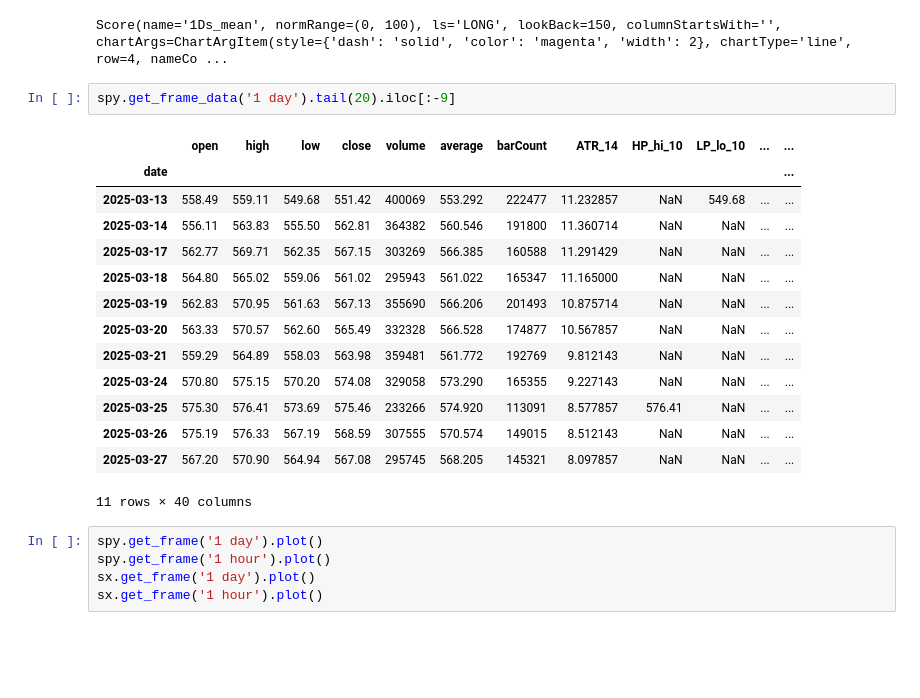
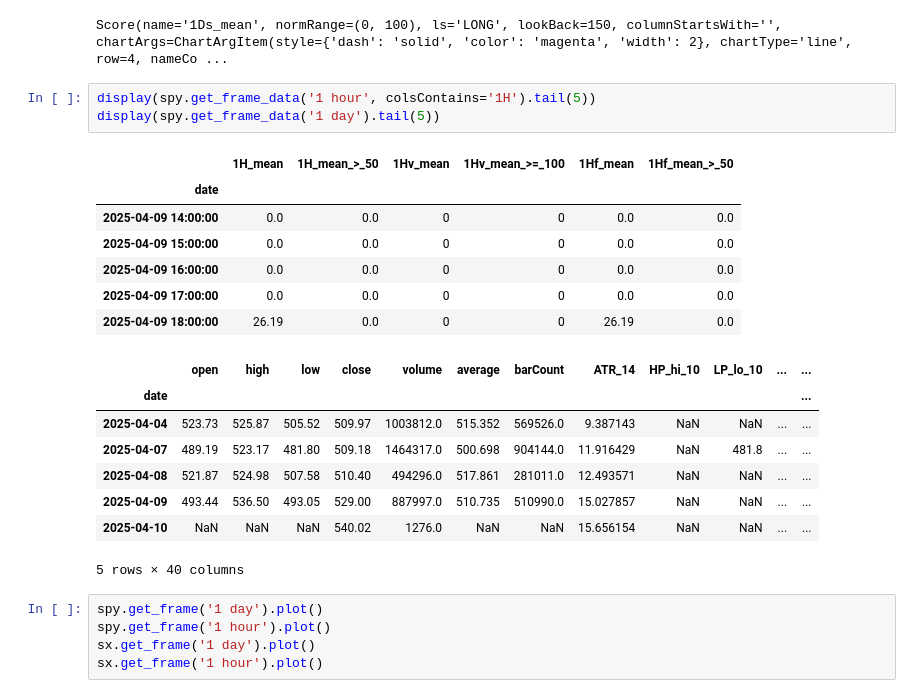
Before and after one commit to Design-01/stockbot_4, a Jupyter notebook: TEST_StockX.ipynb, the cells around one changed output. Cells and saved outputs as stored; diff of their text form; blank space fills up the shorter version.

```diff
--- a/TEST_StockX.ipynb
+++ b/TEST_StockX.ipynb
@@ -141,23 +134,25 @@ spy.get_frame('1 day').taPresets.__dict__
 spy.get_frame('1 day').taPresets.s_1D
 # %% [output]
 Score(name='1Ds_mean', normRange=(0, 100), ls='LONG', lookBack=150, columnStartsWith='', chartArgs=ChartArgItem(style={'dash': 'solid', 'color': 'magenta', 'width': 2}, chartType='line', row=4, nameCo ...
-# %%
-spy.get_frame_data('1 day').tail(20).iloc[:-9]
-# %% [output]
-|  | open | high | low | close | volume | average | barCount | ATR_14 | HP_hi_10 | LP_lo_10 | ... | ... |
-| date |  |  |  |  |  |  |  |  |  |  |  | ... |
-| 2025-03-13 | 558.49 | 559.11 | 549.68 | 551.42 | 400069 | 553.292 | 222477 | 11.232857 | NaN | 549.68 | ... | ... |
-| 2025-03-14 | 556.11 | 563.83 | 555.50 | 562.81 | 364382 | 560.546 | 191800 | 11.360714 | NaN | NaN | ... | ... |
-| 2025-03-17 | 562.77 | 569.71 | 562.35 | 567.15 | 303269 | 566.385 | 160588 | 11.291429 | NaN | NaN | ... | ... |
-| 2025-03-18 | 564.80 | 565.02 | 559.06 | 561.02 | 295943 | 561.022 | 165347 | 11.165000 | NaN | NaN | ... | ... |
-| 2025-03-19 | 562.83 | 570.95 | 561.63 | 567.13 | 355690 | 566.206 | 201493 | 10.875714 | NaN | NaN | ... | ... |
-| 2025-03-20 | 563.33 | 570.57 | 562.60 | 565.49 | 332328 | 566.528 | 174877 | 10.567857 | NaN | NaN | ... | ... |
-| 2025-03-21 | 559.29 | 564.89 | 558.03 | 563.98 | 359481 | 561.772 | 192769 | 9.812143 | NaN | NaN | ... | ... |
-| 2025-03-24 | 570.80 | 575.15 | 570.20 | 574.08 | 329058 | 573.290 | 165355 | 9.227143 | NaN | NaN | ... | ... |
-| 2025-03-25 | 575.30 | 576.41 | 573.69 | 575.46 | 233266 | 574.920 | 113091 | 8.577857 | 576.41 | NaN | ... | ... |
-| 2025-03-26 | 575.19 | 576.33 | 567.19 | 568.59 | 307555 | 570.574 | 149015 | 8.512143 | NaN | NaN | ... | ... |
-| 2025-03-27 | 567.20 | 570.90 | 564.94 | 567.08 | 295745 | 568.205 | 145321 | 8.097857 | NaN | NaN | ... | ... |
-11 rows × 40 columns
+# %%
+display(spy.get_frame_data('1 hour', colsContains='1H').tail(5))
+display(spy.get_frame_data('1 day').tail(5))
+# %% [output]
+|  | 1H_mean | 1H_mean_>_50 | 1Hv_mean | 1Hv_mean_>=_100 | 1Hf_mean | 1Hf_mean_>_50 |
+| date |  |  |  |  |  |  |
+| 2025-04-09 14:00:00 | 0.0 | 0.0 | 0 | 0 | 0.0 | 0.0 |
+| 2025-04-09 15:00:00 | 0.0 | 0.0 | 0 | 0 | 0.0 | 0.0 |
+| 2025-04-09 16:00:00 | 0.0 | 0.0 | 0 | 0 | 0.0 | 0.0 |
+| 2025-04-09 17:00:00 | 0.0 | 0.0 | 0 | 0 | 0.0 | 0.0 |
+| 2025-04-09 18:00:00 | 26.19 | 0.0 | 0 | 0 | 26.19 | 0.0 |
+|  | open | high | low | close | volume | average | barCount | ATR_14 | HP_hi_10 | LP_lo_10 | ... | ... |
+| date |  |  |  |  |  |  |  |  |  |  |  | ... |
+| 2025-04-04 | 523.73 | 525.87 | 505.52 | 509.97 | 1003812.0 | 515.352 | 569526.0 | 9.387143 | NaN | NaN | ... | ... |
+| 2025-04-07 | 489.19 | 523.17 | 481.80 | 509.18 | 1464317.0 | 500.698 | 904144.0 | 11.916429 | NaN | 481.8 | ... | ... |
+| 2025-04-08 | 521.87 | 524.98 | 507.58 | 510.40 | 494296.0 | 517.861 | 281011.0 | 12.493571 | NaN | NaN | ... | ... |
+| 2025-04-09 | 493.44 | 536.50 | 493.05 | 529.00 | 887997.0 | 510.735 | 510990.0 | 15.027857 | NaN | NaN | ... | ... |
+| 2025-04-10 | NaN | NaN | NaN | 540.02 | 1276.0 | NaN | NaN | 15.656154 | NaN | NaN | ... | ... |
+5 rows × 40 columns
 # %%
 spy.get_frame('1 day').plot()
 spy.get_frame('1 hour').plot()
```
Also changed, not shown: parts of 15 cells of this notebook, 3 other files.
